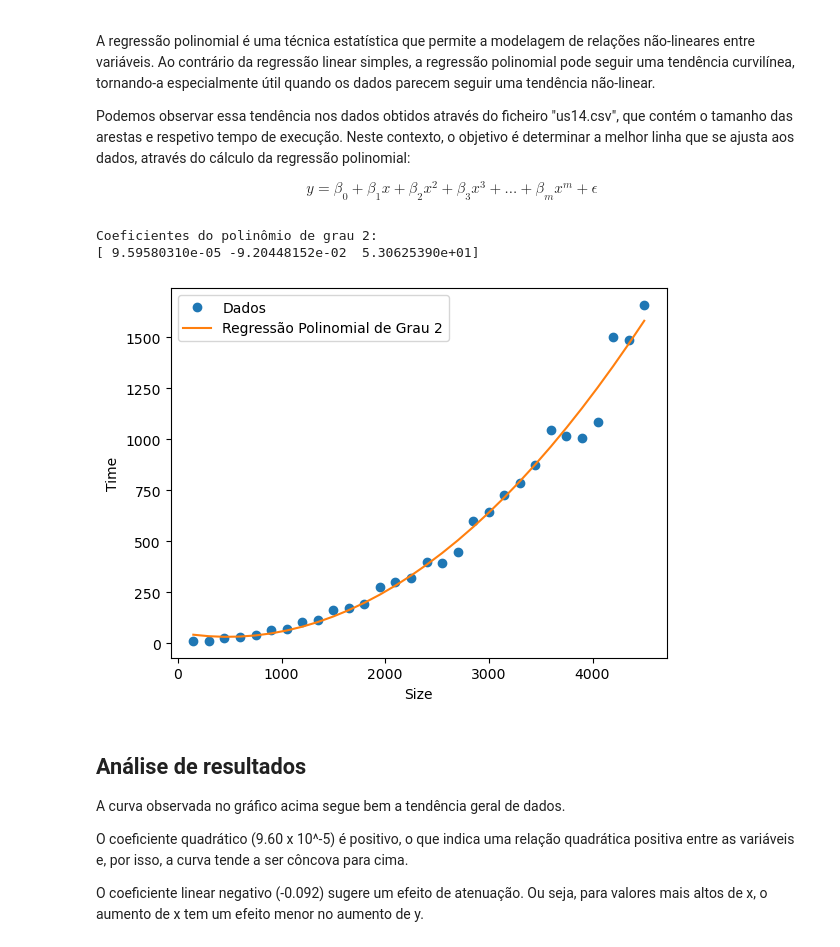
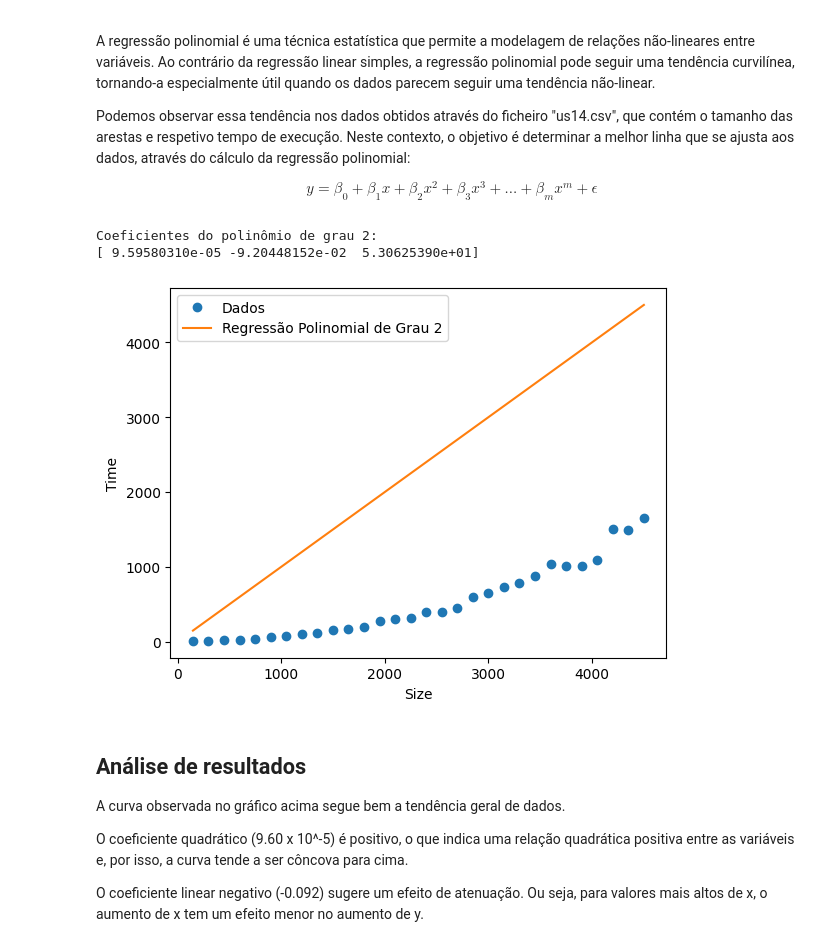
Before and after one commit to Departamento-de-Engenharia-Informatica/lei-24-s2-1dm-g132, a Jupyter notebook: src/main/python/sprint3.ipynb, the cells around one changed output. Cells and saved outputs as stored; diff of their text form; code cells hidden in the pictures.

```diff
--- a/src/main/python/sprint3.ipynb
+++ b/src/main/python/sprint3.ipynb
@@ -128,33 +128,33 @@ $${y} = {\beta_0} + {\beta_1} x + {\beta_2} x^2 + {\beta_3} x^3 + ... +{\beta_m}
 # %%
 import pandas as pd
 import numpy as np
 from sklearn.linear_model import LinearRegression
 from sklearn.preprocessing import PolynomialFeatures
 import matplotlib.pyplot as plt
 
 df = pd.read_csv('us14.csv', sep=';')
 
 # Extrair os valores de x e y do DataFrame
 valoresX = df['Edges']
 valoresY = df['Time']
 
 # Ajustar uma regressão polinomial de grau 2
 coeficientes = np.polyfit(valoresX, valoresY, 2)
 print("Coeficientes do polinômio de grau 2:")
 print(coeficientes)
 
 
 # Plotar os resultados
 plt.plot(valoresX, valoresY, 'o', label='Dados')
-plt.plot(valoresX, p(valoresX), label='Regressão Polinomial de Grau 2')
+plt.plot(valoresX, (valoresX), label='Regressão Polinomial de Grau 2')
 plt.xlabel('Size')
 plt.ylabel('Time')
 plt.legend()
 plt.show()
 # %% [output]
 Coeficientes do polinômio de grau 2:
 [ 9.59580310e-05 -9.20448152e-02  5.30625390e+01]
-[figure, old version]
+[figure, new version]
 # %% [markdown]
 ## Análise de resultados
 
```
